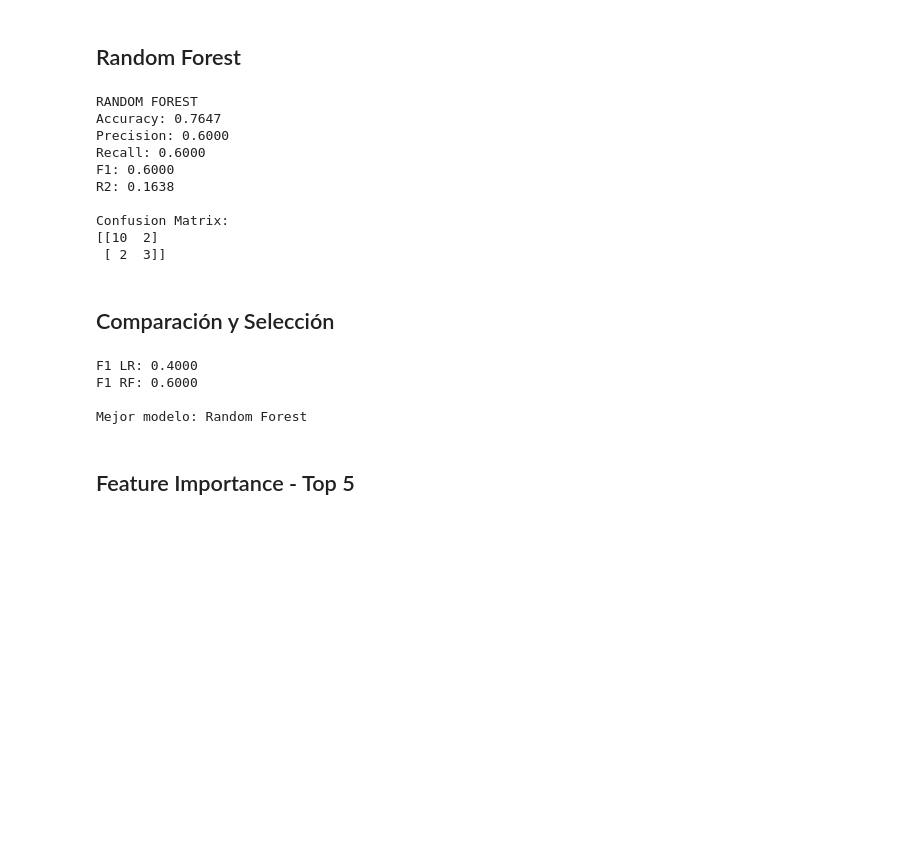
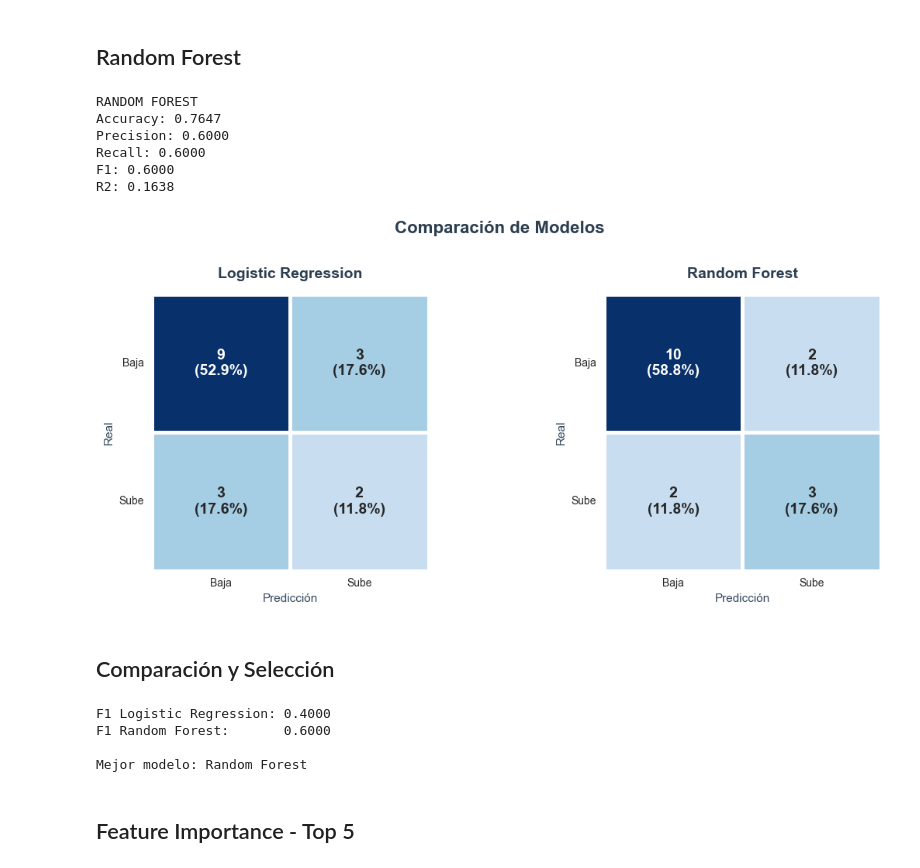
Before and after one commit to Christ02/precios_de_commodities, a Jupyter notebook: notebooks/04_modelado_clasificacion.ipynb, the cells around one changed output. Cells and saved outputs as stored; diff of their text form; code cells hidden in the pictures; blank space fills up the shorter version.

```diff
--- a/notebooks/04_modelado_clasificacion.ipynb
+++ b/notebooks/04_modelado_clasificacion.ipynb
@@ -64,7 +67,9 @@ Scaled
 # %% [markdown]
 ## Logistic Regression
 # %%
-lr = LogisticRegression(random_state=42, max_iter=1000)
+lr = LogisticRegression(
+    random_state=42,
+    max_iter=1000)
 lr.fit(X_train_scaled, y_train)
 y_pred_lr = lr.predict(X_test_scaled)
 y_proba_lr = lr.predict_proba(X_test_scaled)[:, 1]
@@ -94,7 +92,10 @@ Confusion Matrix:
 # %% [markdown]
 ## Random Forest
 # %%
-rf = RandomForestClassifier(n_estimators=100, random_state=42, max_depth=5)
+rf = RandomForestClassifier(
+    n_estimators=100,
+    random_state=42,
+    max_depth=5)
 rf.fit(X_train_scaled, y_train)
 y_pred_rf = rf.predict(X_test_scaled)
 y_proba_rf = rf.predict_proba(X_test_scaled)[:, 1]
@@ -104,12 +105,9 @@ print(f'Accuracy: {accuracy_score(y_test, y_pred_rf):.4f}')
 print(f'Precision: {precision_score(y_test, y_pred_rf, zero_division=0):.4f}')
 print(f'Recall: {recall_score(y_test, y_pred_rf, zero_division=0):.4f}')
 print(f'F1: {f1_score(y_test, y_pred_rf, zero_division=0):.4f}')
-try:
-    print(f'R2: {r2_score(y_test, y_proba_rf):.4f}')
-except:
-    print('R2: N/A')
-print('\nConfusion Matrix:')
-print(confusion_matrix(y_test, y_pred_rf))
+print(f'R2: {r2_score(y_test, y_proba_rf):.4f}')
+
+cm_rf = confusion_matrix(y_test, y_pred_rf)
 # %% [output]
 RANDOM FOREST
 Accuracy: 0.7647
@@ -117,22 +115,57 @@ Precision: 0.6000
 Recall: 0.6000
 F1: 0.6000
 R2: 0.1638
-
-Confusion Matrix:
-[[10  2]
- [ 2  3]]
+# %%
+## Matrices de Confusión
+
+def plot_confusion_matrix_clean(cm, title, ax):
+
+    # Calcular porcentajes
+    cm_percent = cm.astype('float') / cm.sum() * 100
+
+    # Crear anotaciones con valor y porcentaje
+    labels = np.array([[f'{value}\n({percent:.1f}%)'
+                       for value, percent in zip(row_cm, row_pct)]
+                      for row_cm, row_pct in zip(cm, cm_percent)])
+
+    # Heatmap
+    sns.heatmap(cm, annot=labels, fmt='', cmap='Blues',
+                cbar=False, square=True, ax=ax,
+                linewidths=2.5, linecolor='white',
+                annot_kws={'size': 14, 'weight': 'bold'},
+                vmin=0, vmax=cm.sum()/2)
+
+    # Título y etiquetas
+    ax.set_title(title, fontsize=14, fontweight='bold', pad=15, color='#2c3e50')
+    ax.set_xlabel('Predicción', fontsize=11, color='#34495e')
+    ax.set_ylabel('Real', fontsize=11, color='#34495e')
+    ax.set_xticklabels(['Baja', 'Sube'], fontsize=10)
+    ax.set_yticklabels(['Baja', 'Sube'], fontsize=10, rotation=0)
+
+# Crear figura con espaciado balanceado
+fig, axes = plt.subplots(1, 2, figsize=(12, 5))
+fig.suptitle('Comparación de Modelos', fontsize=16, fontweight='bold', y=1.02, color='#2c3e50')
+
+plot_confusion_matrix_clean(cm_lr, 'Logistic Regression', axes[0])
+plot_confusion_matrix_clean(cm_rf, 'Random Forest', axes[1])
+
+plt.tight_layout()
+plt.savefig('../outputs/figures/07_confusion_matrices_comparison.png', dpi=300, bbox_inches='tight')
+plt.show()
+# %% [output]
+[figure, added]
 # %% [markdown]
 ## Comparación y Selección
 # %%
 f1_lr = f1_score(y_test, y_pred_lr, zero_division=0)
 f1_rf = f1_score(y_test, y_pred_rf, zero_division=0)
-print(f'F1 LR: {f1_lr:.4f}')
-print(f'F1 RF: {f1_rf:.4f}')
+print(f'F1 Logistic Regression: {f1_lr:.4f}')
+print(f'F1 Random Forest:       {f1_rf:.4f}')
 best = 'Random Forest' if f1_rf > f1_lr else 'Logistic Regression'
 print(f'\nMejor modelo: {best}')
 # %% [output]
-F1 LR: 0.4000
-F1 RF: 0.6000
+F1 Logistic Regression: 0.4000
+F1 Random Forest:       0.6000
 
 Mejor modelo: Random Forest
 # %% [markdown]
```
Also changed, not shown: parts of 2 cells of this notebook, 8 other files.
